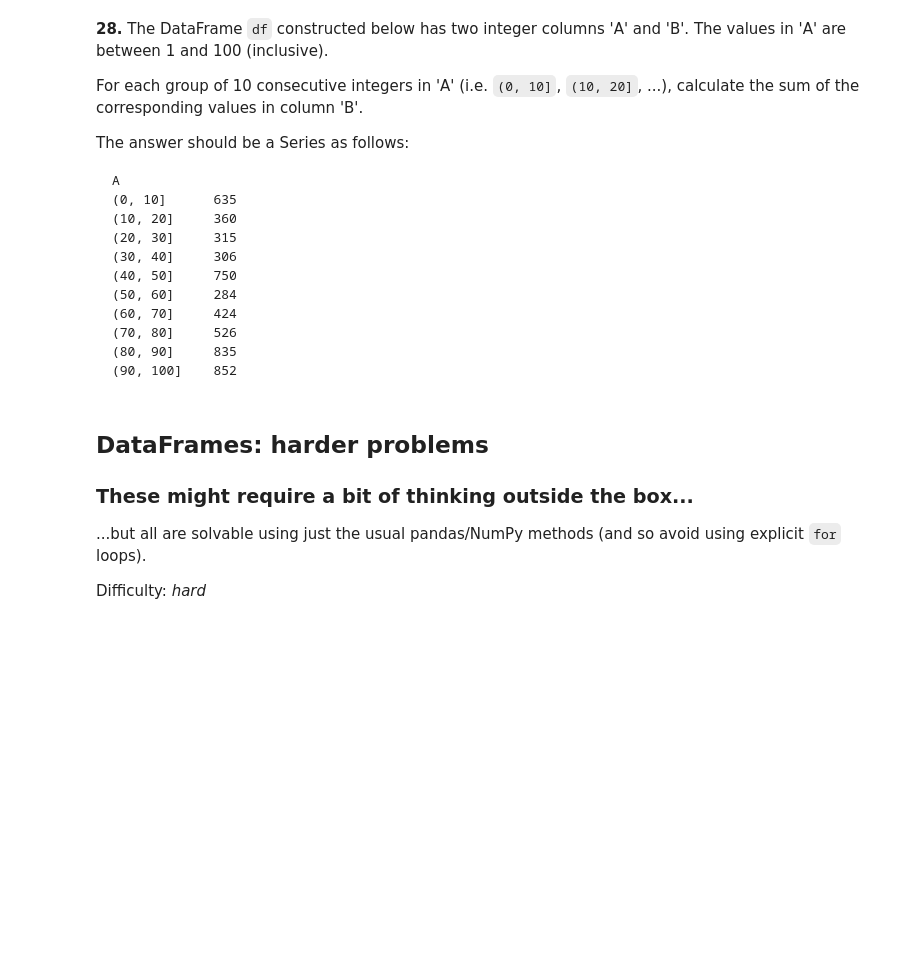
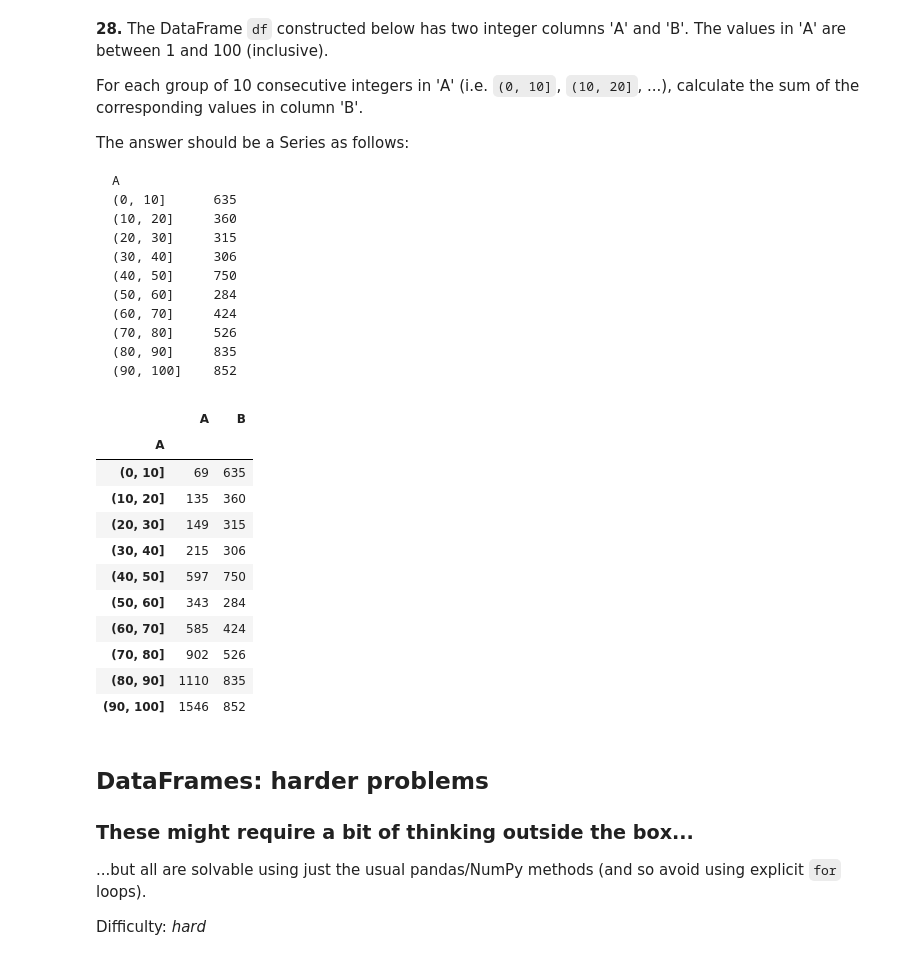
Before and after one commit to gauss-ss/100-pandas-puzzles, a Jupyter notebook: 100-pandas-puzzles.ipynb, the cells around one changed output. Drawn from its saved outputs; the diff is of its cells as text; code cells hidden in the pictures; blank space fills up the shorter version.

````diff
--- a/100-pandas-puzzles.ipynb
+++ b/100-pandas-puzzles.ipynb
@@ -471,8 +471,21 @@ A
 ```
 # %%
 df = pd.DataFrame(np.random.RandomState(8765).randint(1, 101, size=(100, 2)), columns = ["A", "B"])
-
-# write a solution to the question here
+new = df.sort_values(by=['A'],ascending=True)
+new.groupby(pd.cut(new['A'], np.arange(0, 101, 10))).sum()
+# %% [output]
+|  | A | B |
+| A |  |  |
+| (0, 10] | 69 | 635 |
+| (10, 20] | 135 | 360 |
+| (20, 30] | 149 | 315 |
+| (30, 40] | 215 | 306 |
+| (40, 50] | 597 | 750 |
+| (50, 60] | 343 | 284 |
+| (60, 70] | 585 | 424 |
+| (70, 80] | 902 | 526 |
+| (80, 90] | 1110 | 835 |
+| (90, 100] | 1546 | 852 |
 # %% [markdown]
 ## DataFrames: harder problems
 
````
